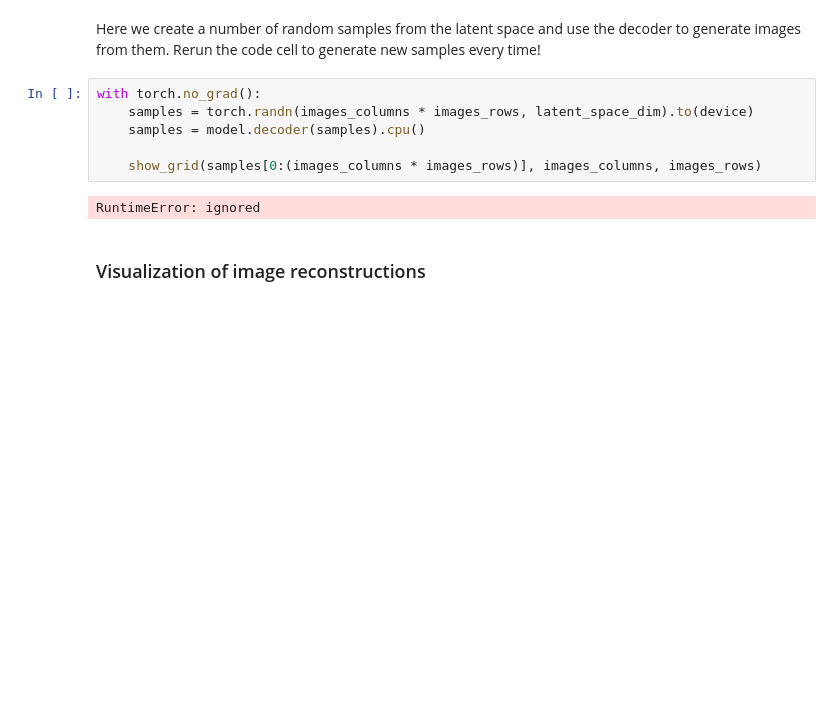
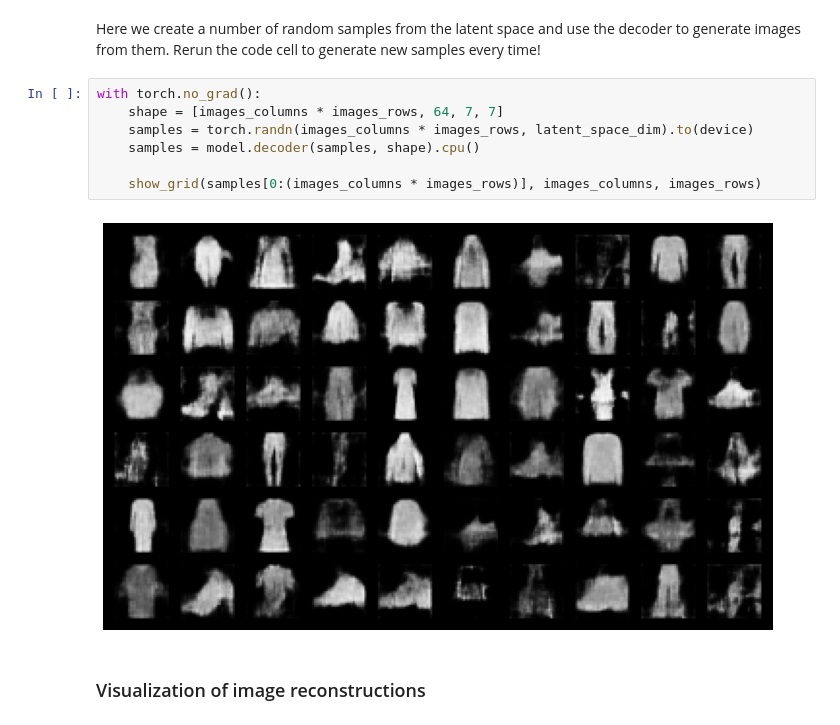
Before and after one commit to jonaden94/deepl-ecker-21-22, a Jupyter notebook: Ex5_2021.ipynb, the cells around one changed output. Drawn from its saved outputs; the diff is of its cells as text; blank space fills up the shorter version.

```diff
--- a/Ex5_2021.ipynb
+++ b/Ex5_2021.ipynb
@@ -533,12 +545,13 @@ plot("kld", "kld", train_kld, val_kld, yscale='linear')
 Here we create a number of random samples from the latent space and use the decoder to generate images from them. Rerun the code cell to generate new samples every time!
 # %%
 with torch.no_grad():
+    shape = [images_columns * images_rows, 64, 7, 7]
     samples = torch.randn(images_columns * images_rows, latent_space_dim).to(device)
-    samples = model.decoder(samples).cpu()
+    samples = model.decoder(samples, shape).cpu()
 
     show_grid(samples[0:(images_columns * images_rows)], images_columns, images_rows)
 # %% [output]
-RuntimeError: ignored
+[figure, added]
 # %% [markdown]
 ### Visualization of image reconstructions
 # %% [markdown]
```
Also changed, not shown: parts of 21 cells of this notebook.
